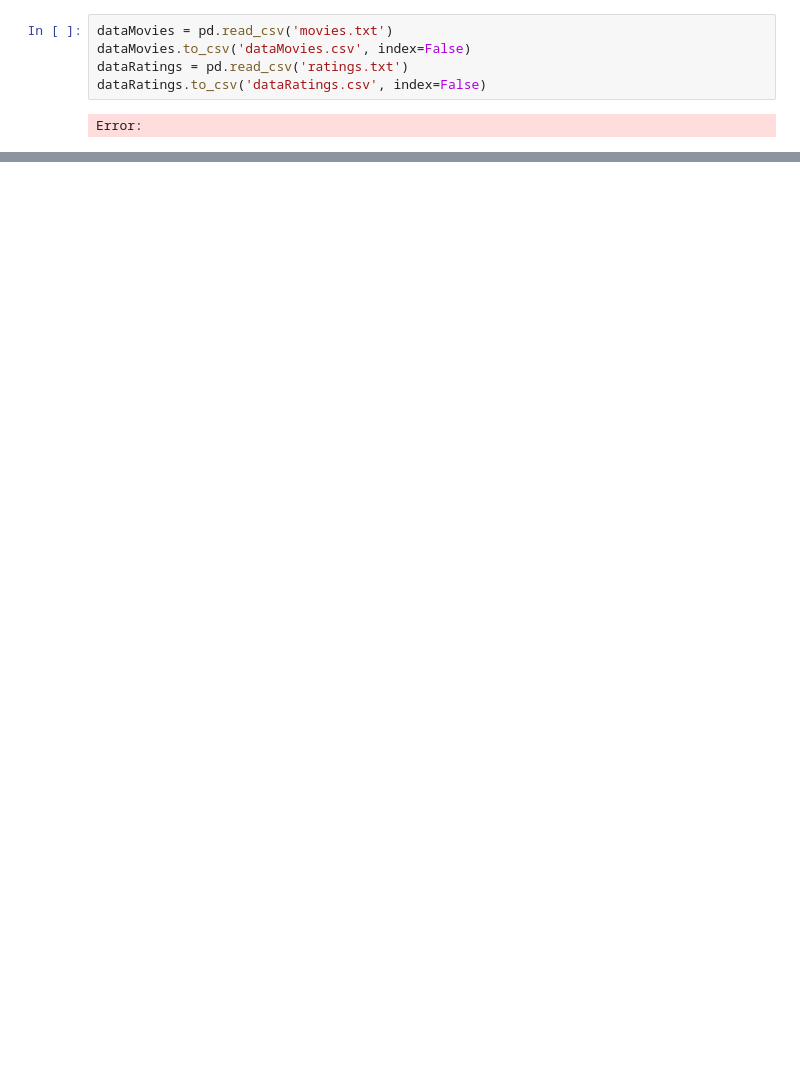
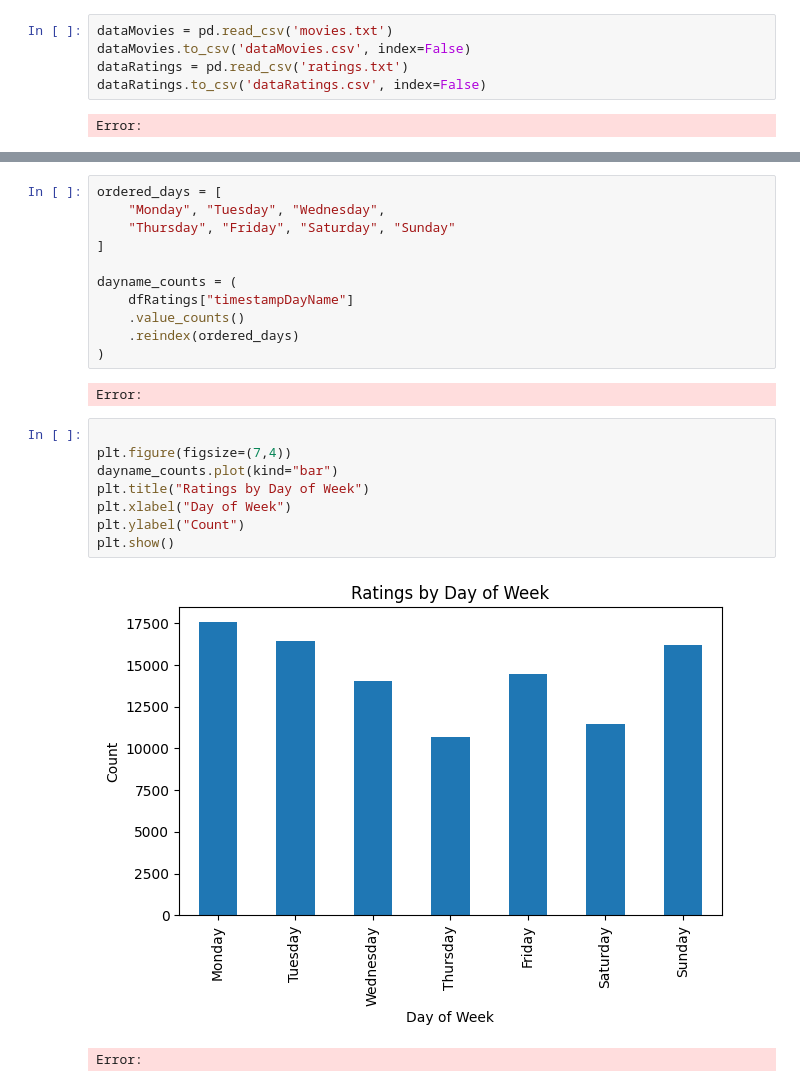
Before and after one commit to jishdewanjee/CapStone, a Jupyter notebook: CapStone8/MovieRecommendations.ipynb, the cells around one changed output, grey strips where cells are left out. Drawn from its saved outputs; the diff is of its cells as text; blank space fills up the shorter version.

```diff
--- a/CapStone8/MovieRecommendations.ipynb
+++ b/CapStone8/MovieRecommendations.ipynb
@@ -41,0 +196,24 @@ Error:
+# %%
+ordered_days = [
+    "Monday", "Tuesday", "Wednesday",
+    "Thursday", "Friday", "Saturday", "Sunday"
+]
+
+dayname_counts = (
+    dfRatings["timestampDayName"]
+    .value_counts()
+    .reindex(ordered_days)
+)
+# %% [output]
+Error:
+# %%
+
+plt.figure(figsize=(7,4))
+dayname_counts.plot(kind="bar")
+plt.title("Ratings by Day of Week")
+plt.xlabel("Day of Week")
+plt.ylabel("Count")
+plt.show()
+# %% [output]
+[figure, added]
+Error:
```
Also changed, not shown: parts of 32 cells of this notebook.
